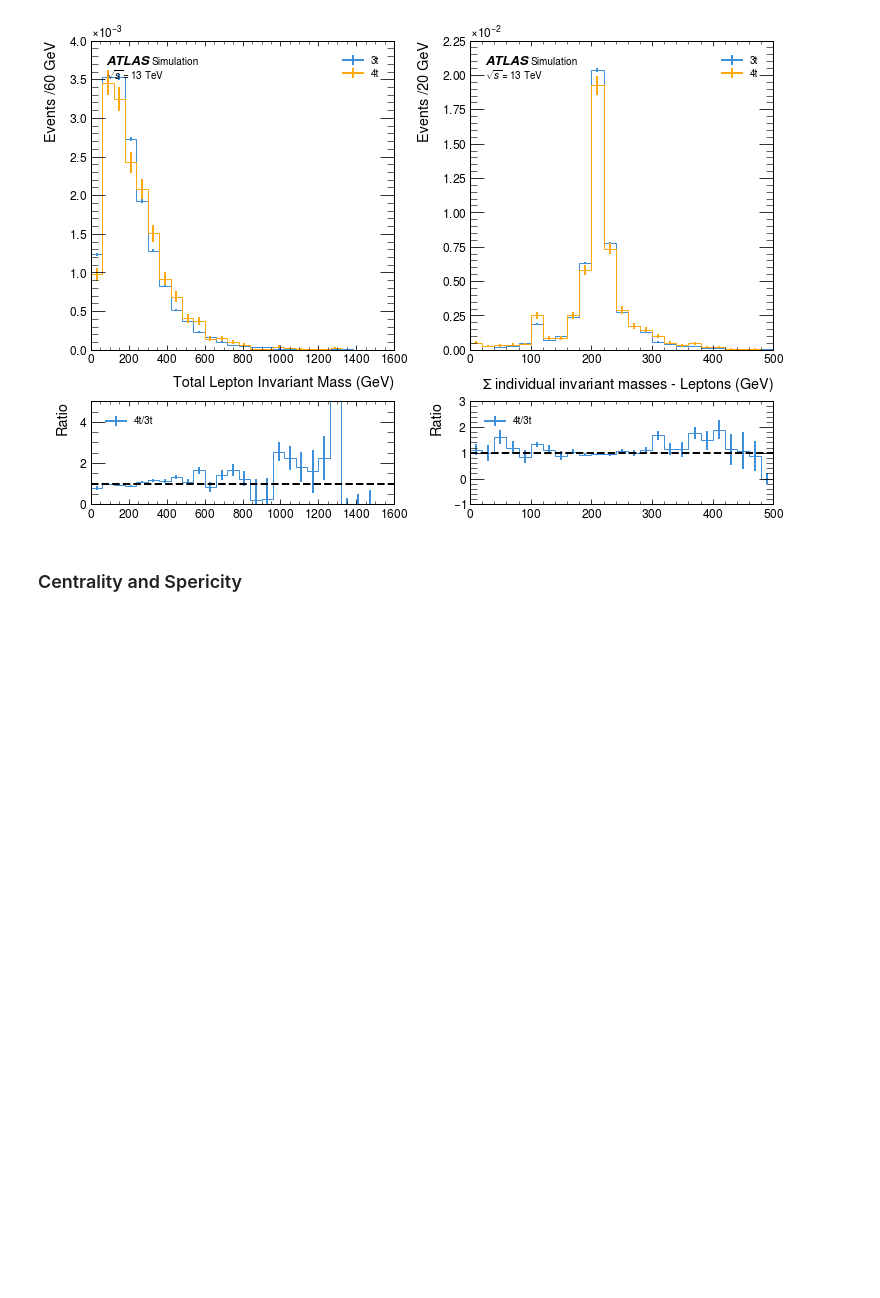
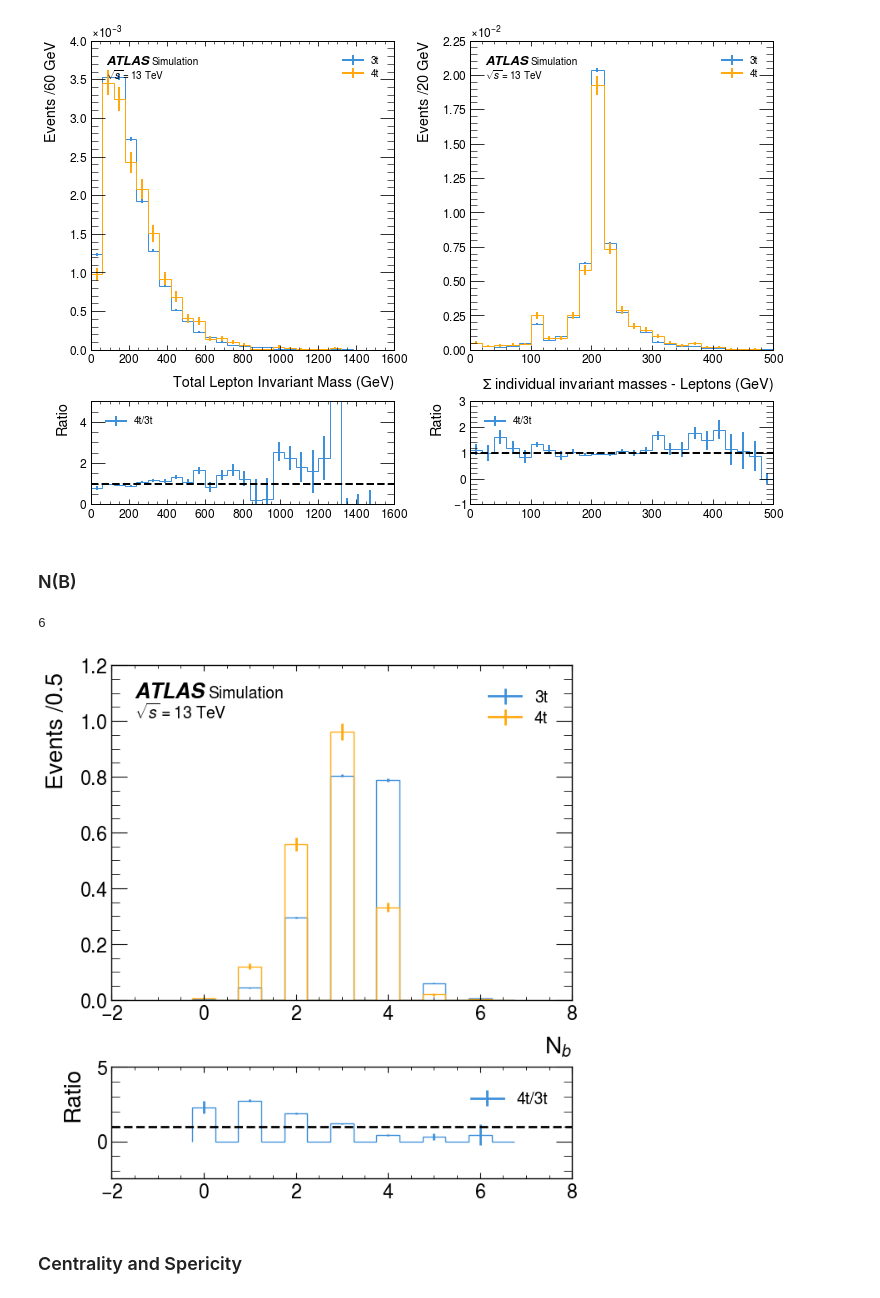
Before and after one commit to archiebrooks02/MPHYS-4Top, a Jupyter notebook: reco_level_high_level.ipynb, the cells around one changed output. Drawn from its saved outputs; the diff is of its cells as text; code cells hidden in the pictures; blank space fills up the shorter version.

```diff
--- a/reco_level_high_level.ipynb
+++ b/reco_level_high_level.ipynb
@@ -521,5 +527,21 @@ plt.show()
 [figure]
 [figure]
 [figure]
+# %% [markdown]
+### N(B)
+# %%
+print(np.max(N_B_4t))
+# %% [output]
+6
+# %%
+N_B_3t = awkward.num(events_3t['jet_partonid'][events_3t['jet_partonid']==5])
+N_B_4t = awkward.num(events_4t['jet_partonid'][events_4t['jet_partonid']==5])
+fig, ax = plt.subplots(2,1,gridspec_kw={'height_ratios':[3,1]}, figsize=(7,8))
+histogram([N_B_3t, N_B_4t], 14, ['3t','4t'], ax[0], ratio=True, ratio_axes=ax[1], density=True, x_units='', set_range=(-0.25,6.75))
+ax[0].set_xlabel(r'N$_b$')
+plt.subplots_adjust(hspace=0.3, wspace=0.3)
+plt.show()
+# %% [output]
+[figure, added]
 # %% [markdown]
 ### Centrality and Spericity
```
Also changed, not shown: parts of 7 cells of this notebook.
